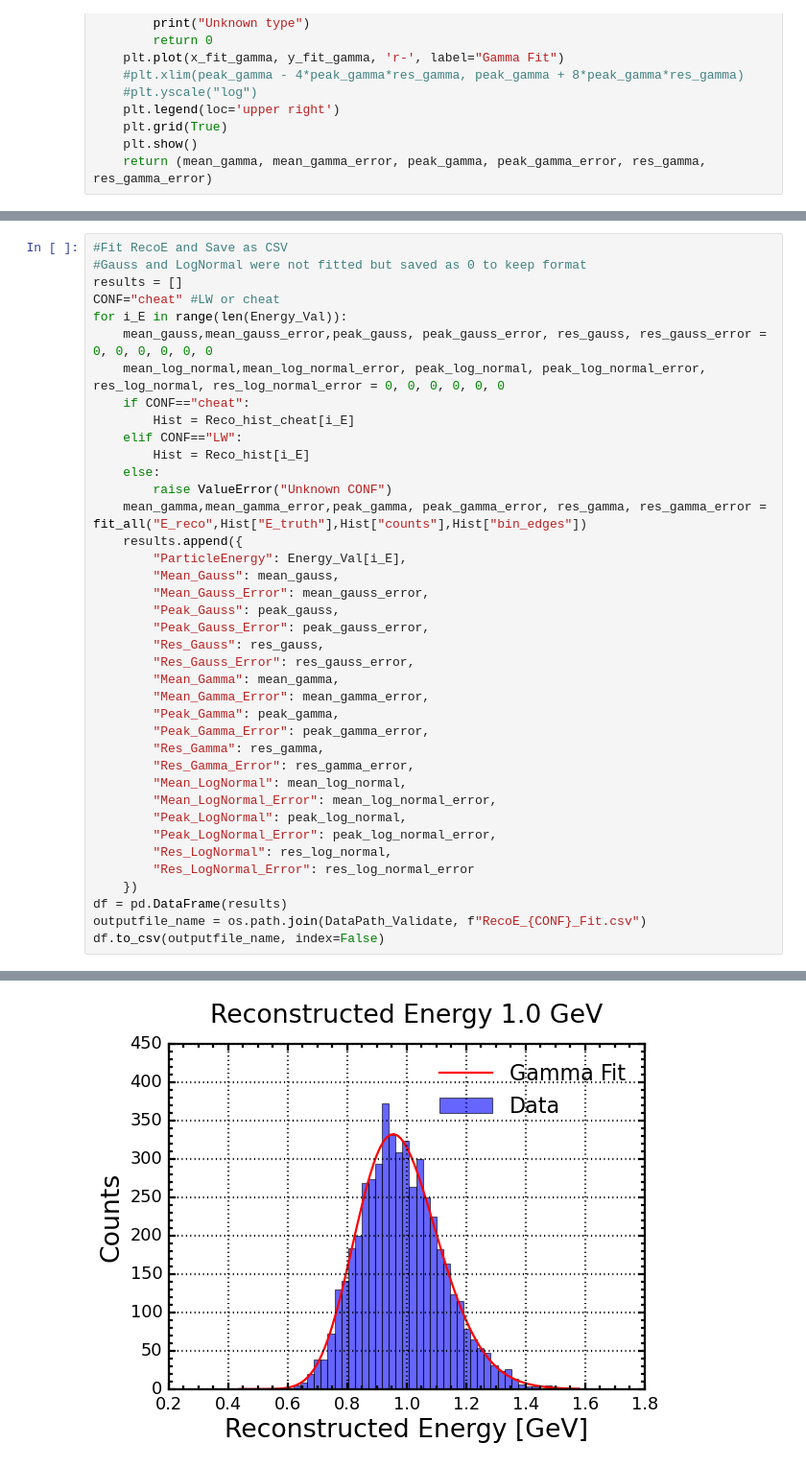
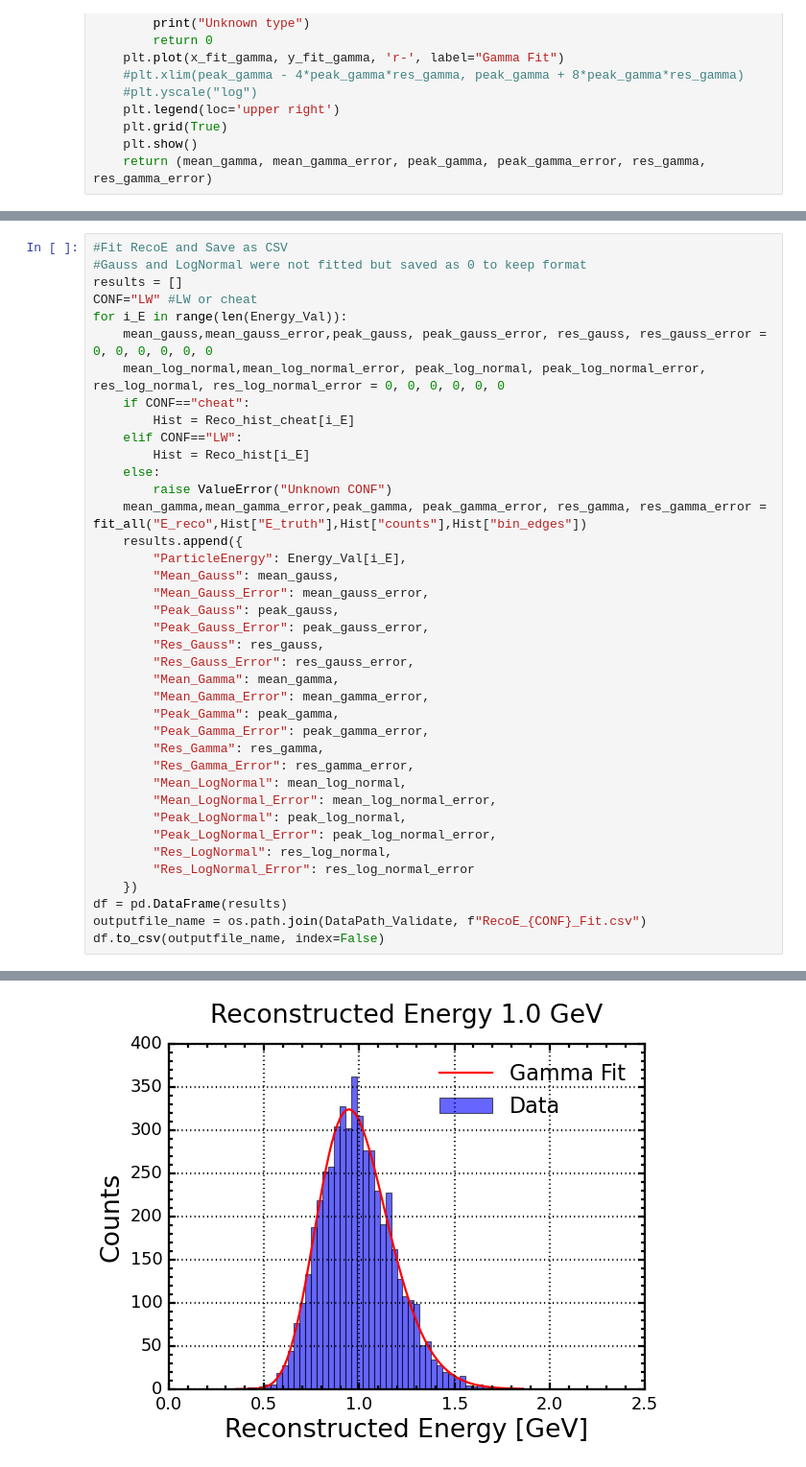
Before and after one commit to syk1995/SiW-ECAL-optimisation, a Jupyter notebook: Ana/Reconstruction/Reco.ipynb, the cells around one changed output, grey strips where cells are left out. Shown: that part at 96% size. Saved outputs shown, nothing was run; the diff lists cells and outputs as text.

```diff
--- a/Ana/Reconstruction/Reco.ipynb
+++ b/Ana/Reconstruction/Reco.ipynb
@@ -587,7 +558,7 @@ Gamma Fit Peak: 0.9541773246067654 ± 0.0033788427108730444, Resolution: 0.14605
 #Fit RecoE and Save as CSV
 #Gauss and LogNormal were not fitted but saved as 0 to keep format
 results = []
-CONF="cheat" #LW or cheat
+CONF="LW" #LW or cheat
 for i_E in range(len(Energy_Val)):
     mean_gauss,mean_gauss_error,peak_gauss, peak_gauss_error, res_gauss, res_gauss_error = 0, 0, 0, 0, 0, 0
     mean_log_normal,mean_log_normal_error, peak_log_normal, peak_log_normal_error, res_log_normal, res_log_normal_error = 0, 0, 0, 0, 0, 0
@@ -635 +606 @@ Gamma Fit Peak: 0.9541773246067654 ± 0.0033788427108730444, Resolution: 0.14605
-[figure, old version]
+[figure, new version]
```
Also changed, not shown: parts of 3 cells of this notebook, 2 other files.
